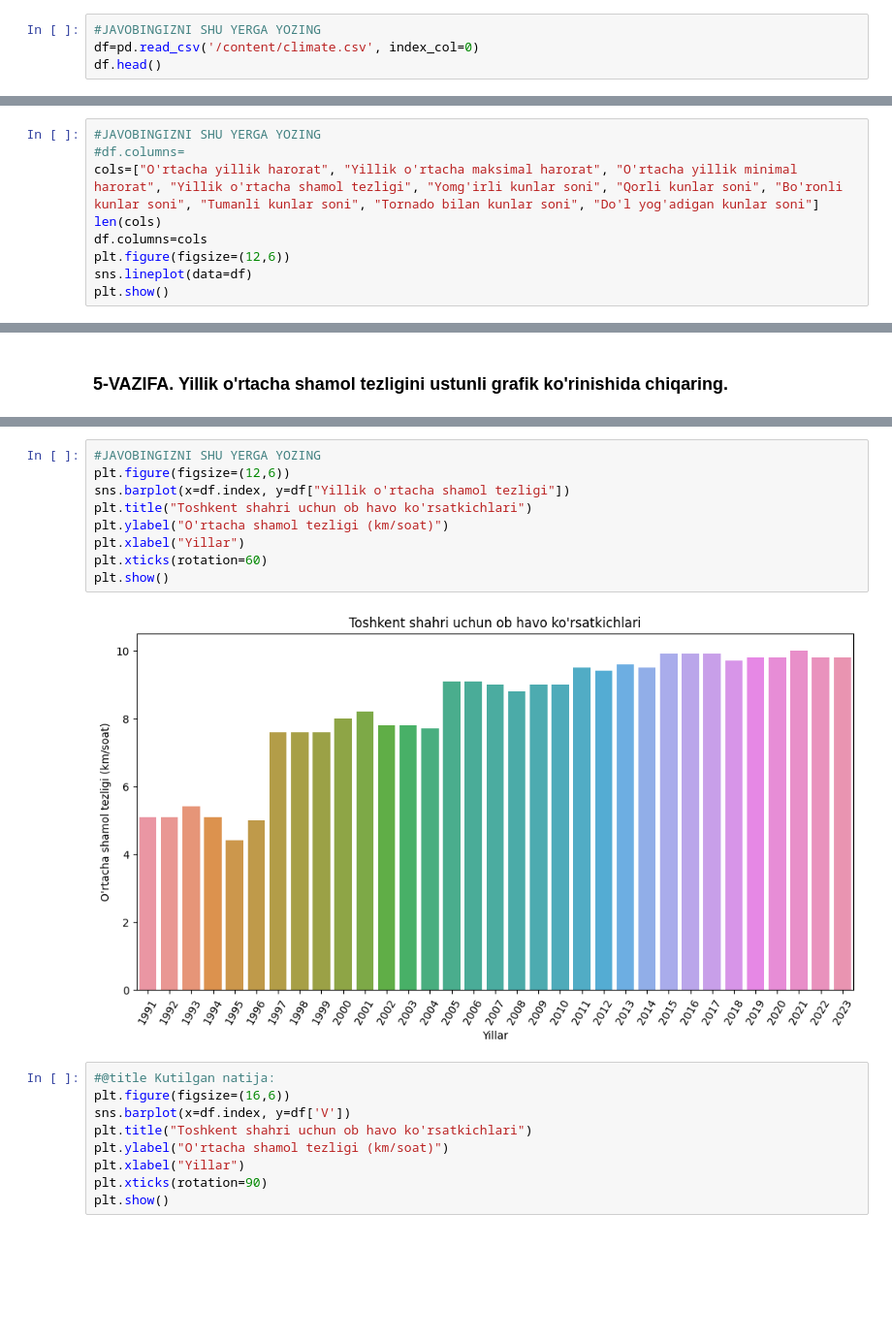
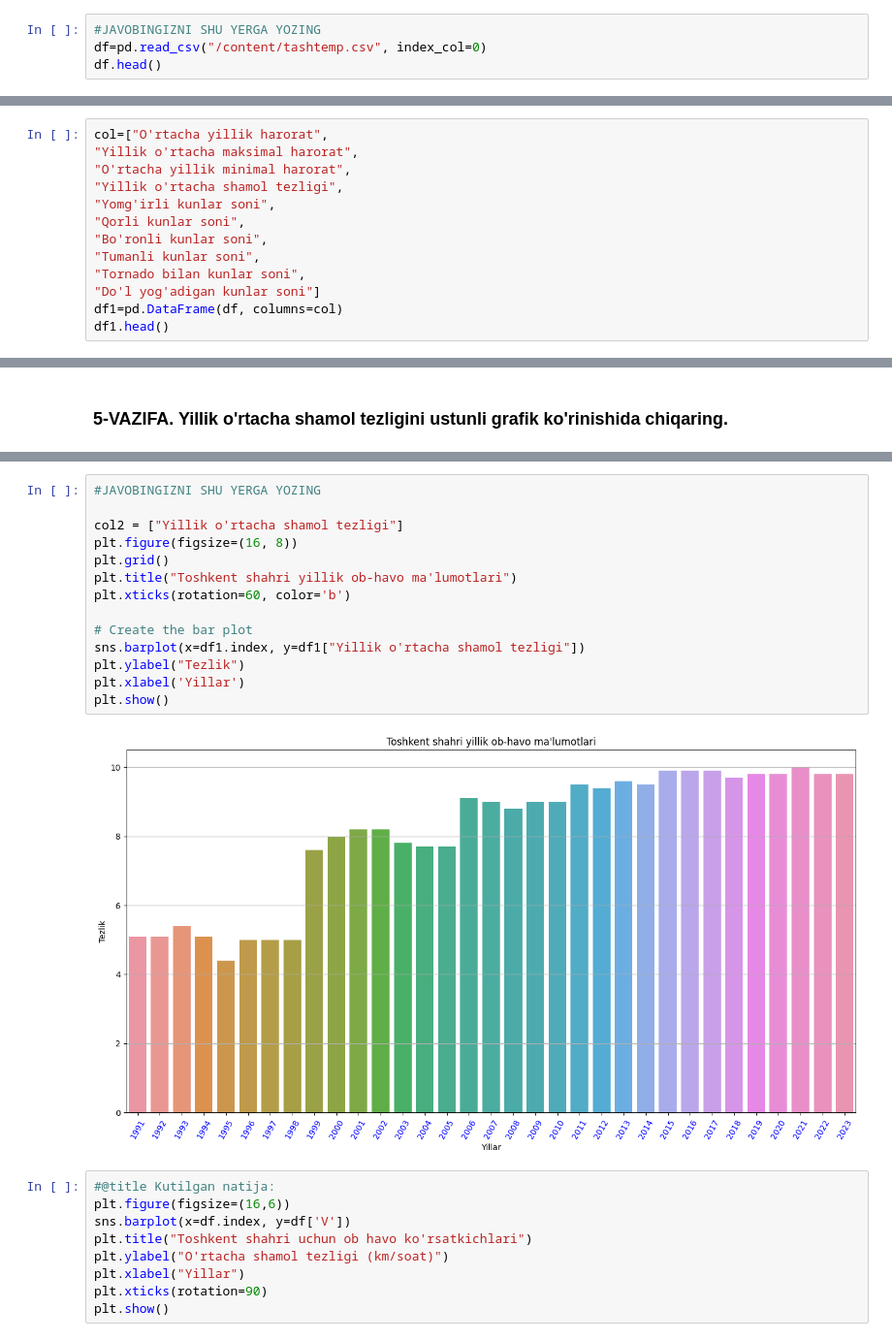
Before and after one commit to azamjon98/test, a Jupyter notebook: 04_VISUAL_AMALIYOT_02_seaborn.ipynb, the cells around one changed output, grey strips where cells are left out. Shown at 97% size. Cells and saved outputs as stored; diff of their text form; blank space fills up the shorter version.

```diff
--- a/04_VISUAL_AMALIYOT_02_seaborn.ipynb
+++ b/04_VISUAL_AMALIYOT_02_seaborn.ipynb
@@ -18,7 +18,7 @@ import seaborn as sns
 ### 1-VAZIFA. Avvalgi [amaliyotda](https://colab.research.google.com/drive/1jzhJ1gN6msILYOHaG2fhBBvUGaa4tcLf?usp=sharing) saqlangan faylni yangi `df`ga o'qing
 # %%
 #JAVOBINGIZNI SHU YERGA YOZING
-df=pd.read_csv('/content/climate.csv', index_col=0)
+df=pd.read_csv("/content/tashtemp.csv", index_col=0)
 df.head()
 # %% [output]
 |  | T | TM | Tm | V | RA | SN | TS | FG | TN | GR |
@@ -59,12 +64,16 @@ plt.show()
 # %% [markdown]
 ### 3-VAZIFA. Grafiklar nomini to'g'rilang (`T`, `Tm` va hokazo matnlarni o'zbek tilida chiqaring.)
 # %%
-#JAVOBINGIZNI SHU YERGA YOZING
-#df.columns=
-cols=["O'rtacha yillik harorat", "Yillik o'rtacha maksimal harorat", "O'rtacha yillik minimal harorat", "Yillik o'rtacha shamol tezligi", "Yomg'irli kunlar soni", "Qorli kunlar soni", "Bo'ronli kunlar soni", "Tumanli kunlar soni", "Tornado bilan kunlar soni", "Do'l yog'adigan kunlar soni"]
-len(cols)
-df.columns=cols
-plt.figure(figsize=(12,6))
-sns.lineplot(data=df)
-plt.show()
+col=["O'rtacha yillik harorat",
+"Yillik o'rtacha maksimal harorat",
+"O'rtacha yillik minimal harorat",
+"Yillik o'rtacha shamol tezligi",
+"Yomg'irli kunlar soni",
+"Qorli kunlar soni",
+"Bo'ronli kunlar soni",
+"Tumanli kunlar soni",
+"Tornado bilan kunlar soni",
+"Do'l yog'adigan kunlar soni"]
+df1=pd.DataFrame(df, columns=col)
+df1.head()
 # %% [output]
@@ -181,14 +253,19 @@ cols
 # %%
 #JAVOBINGIZNI SHU YERGA YOZING
-plt.figure(figsize=(12,6))
-sns.barplot(x=df.index, y=df["Yillik o'rtacha shamol tezligi"])
-plt.title("Toshkent shahri uchun ob havo ko'rsatkichlari")
-plt.ylabel("O'rtacha shamol tezligi (km/soat)")
-plt.xlabel("Yillar")
-plt.xticks(rotation=60)
+
+col2 = ["Yillik o'rtacha shamol tezligi"]
+plt.figure(figsize=(16, 8))
+plt.grid()
+plt.title("Toshkent shahri yillik ob-havo ma'lumotlari")
+plt.xticks(rotation=60, color='b')
+
+# Create the bar plot
+sns.barplot(x=df1.index, y=df1["Yillik o'rtacha shamol tezligi"])
+plt.ylabel("Tezlik")
+plt.xlabel('Yillar')
 plt.show()
 # %% [output]
-[figure, old version]
+[figure, new version]
 # %%
 #@title Kutilgan natija:
 plt.figure(figsize=(16,6))
```
Also changed, not shown: parts of 11 cells of this notebook.
